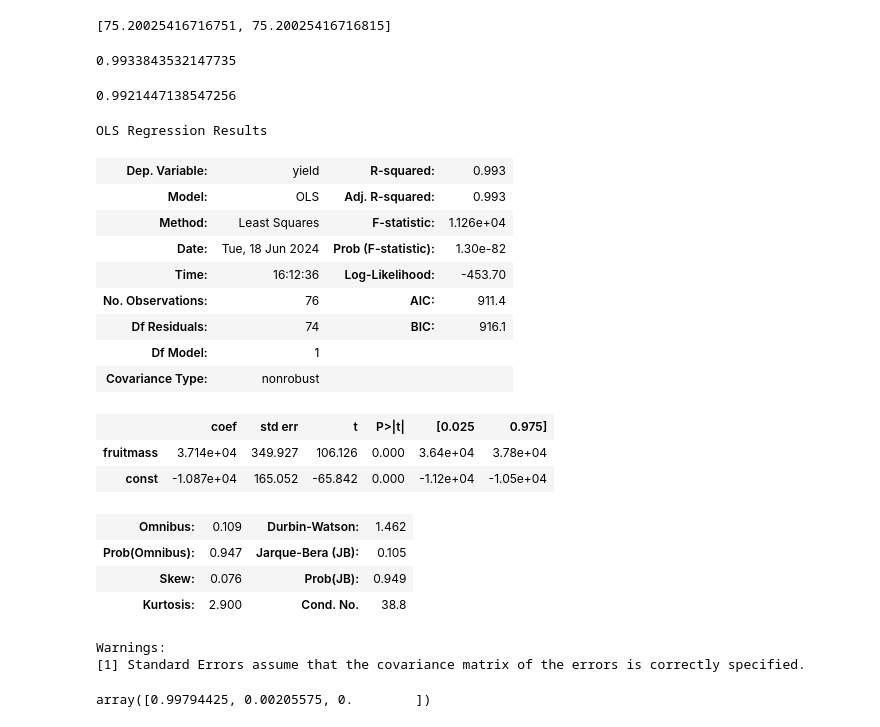
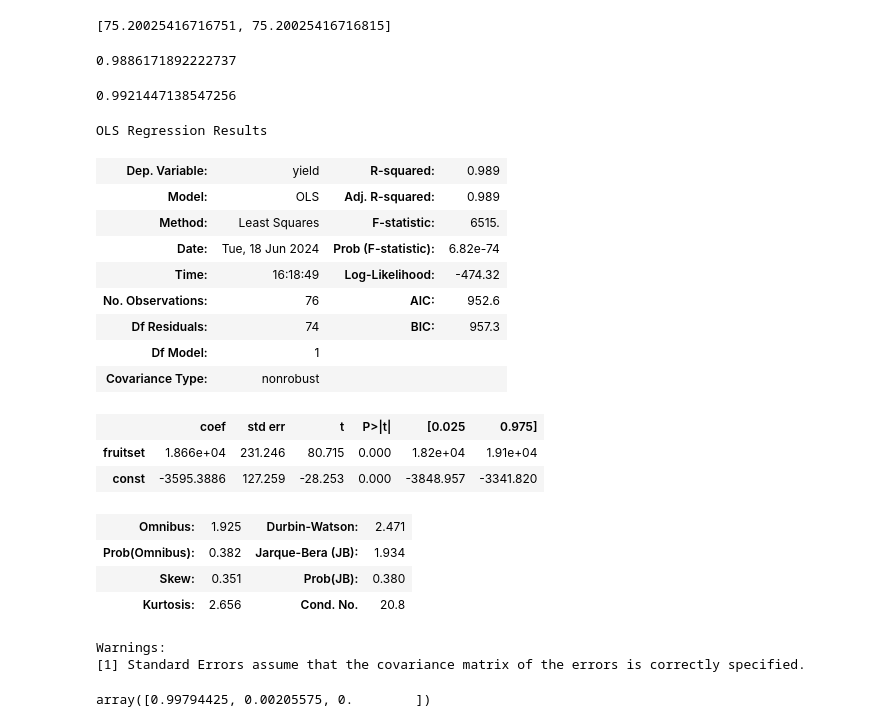
Before and after one commit to sunkusun9/DS_Lv3_elearning, a Jupyter notebook: 2-7. 회귀 분석.ipynb, the cells around one changed output. Saved outputs shown, nothing was run; the diff lists cells and outputs as text; code cells hidden in the pictures.

```diff
--- a/2-7. 회귀 분석.ipynb
+++ b/2-7. 회귀 분석.ipynb
@@ -964,36 +964,36 @@ vifs
 # %% [output]
 [75.20025416716751, 75.20025416716815]
 # %%
-lm3 = OLS(y, df_berry2[['fruitmass']].assign(const=1)).fit()
+lm3 = OLS(y, df_berry2[['fruitset']].assign(const=1)).fit()
 lm3.rsquared_adj
 # %% [output]
-0.9933843532147735
+0.9886171892222737
 # %%
 lm3 = OLS(y, df_berry2[['seeds']].assign(const=1)).fit()
 lm3.rsquared_adj
 # %% [output]
 0.9921447138547256
 # %%
-lm3 = OLS(y, df_berry2[['fruitmass']].assign(const=1)).fit()
+lm3 = OLS(y, df_berry2[['fruitset']].assign(const=1)).fit()
 lm3.summary()
 # %% [output]
 OLS Regression Results
-| Dep. Variable: | yield | R-squared: | 0.993 |
-| Model: | OLS | Adj. R-squared: | 0.993 |
-| Method: | Least Squares | F-statistic: | 1.126e+04 |
-| Date: | Tue, 18 Jun 2024 | Prob (F-statistic): | 1.30e-82 |
-| Time: | 16:12:36 | Log-Likelihood: | -453.70 |
-| No. Observations: | 76 | AIC: | 911.4 |
-| Df Residuals: | 74 | BIC: | 916.1 |
+| Dep. Variable: | yield | R-squared: | 0.989 |
+| Model: | OLS | Adj. R-squared: | 0.989 |
+| Method: | Least Squares | F-statistic: | 6515. |
+| Date: | Tue, 18 Jun 2024 | Prob (F-statistic): | 6.82e-74 |
+| Time: | 16:18:49 | Log-Likelihood: | -474.32 |
+| No. Observations: | 76 | AIC: | 952.6 |
+| Df Residuals: | 74 | BIC: | 957.3 |
 | Df Model: | 1 |  |  |
 | Covariance Type: | nonrobust |  |  |
 |  | coef | std err | t | P>|t| | [0.025 | 0.975] |
-| fruitmass | 3.714e+04 | 349.927 | 106.126 | 0.000 | 3.64e+04 | 3.78e+04 |
-| const | -1.087e+04 | 165.052 | -65.842 | 0.000 | -1.12e+04 | -1.05e+04 |
+| fruitset | 1.866e+04 | 231.246 | 80.715 | 0.000 | 1.82e+04 | 1.91e+04 |
+| const | -3595.3886 | 127.259 | -28.253 | 0.000 | -3848.957 | -3341.820 |
-| Omnibus: | 0.109 | Durbin-Watson: | 1.462 |
-| Prob(Omnibus): | 0.947 | Jarque-Bera (JB): | 0.105 |
-| Skew: | 0.076 | Prob(JB): | 0.949 |
-| Kurtosis: | 2.900 | Cond. No. | 38.8 |
+| Omnibus: | 1.925 | Durbin-Watson: | 2.471 |
+| Prob(Omnibus): | 0.382 | Jarque-Bera (JB): | 1.934 |
+| Skew: | 0.351 | Prob(JB): | 0.380 |
+| Kurtosis: | 2.656 | Cond. No. | 20.8 |
 Warnings:
 [1] Standard Errors assume that the covariance matrix of the errors is correctly specified.
 # %%
```
Also changed, not shown: parts of 2 cells of this notebook.
